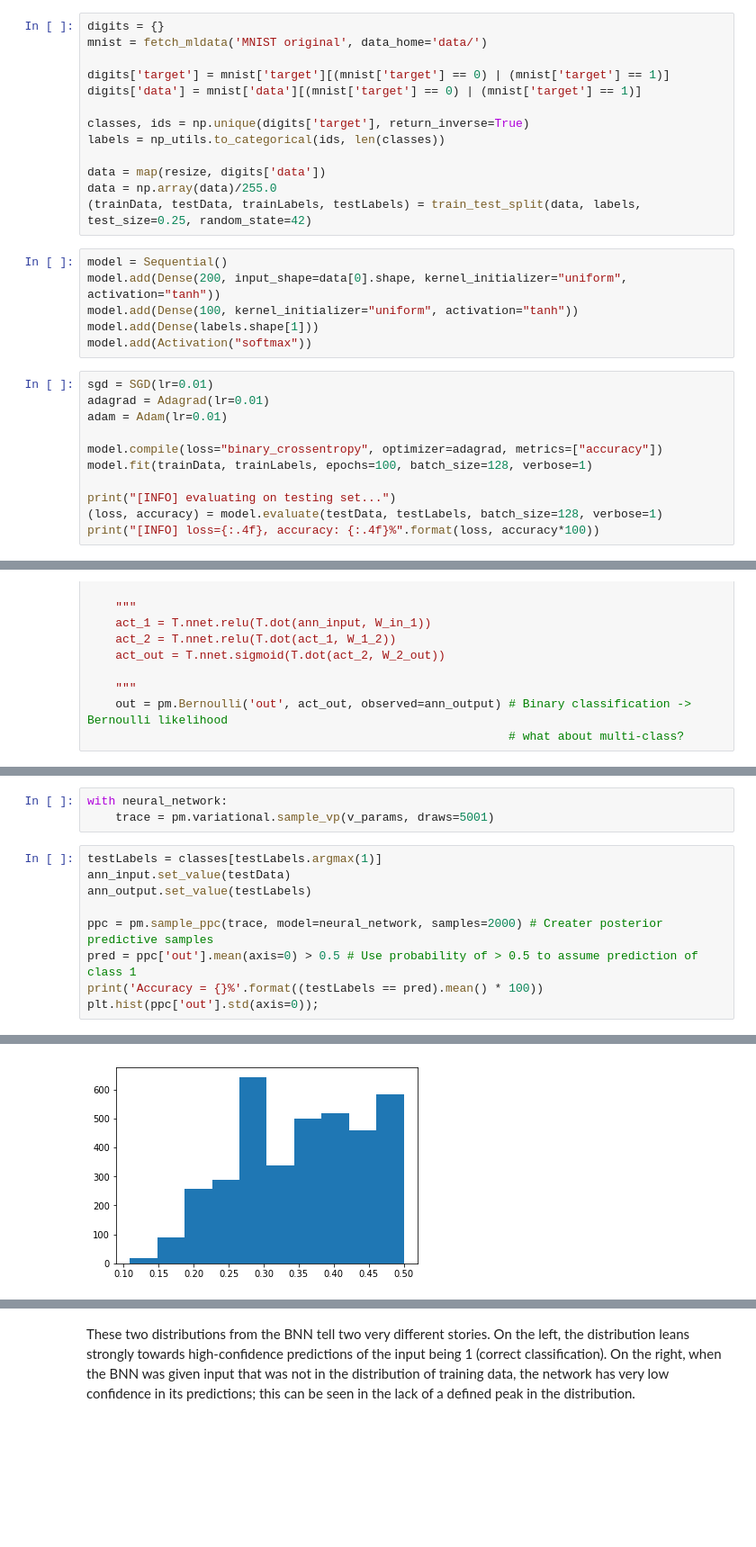
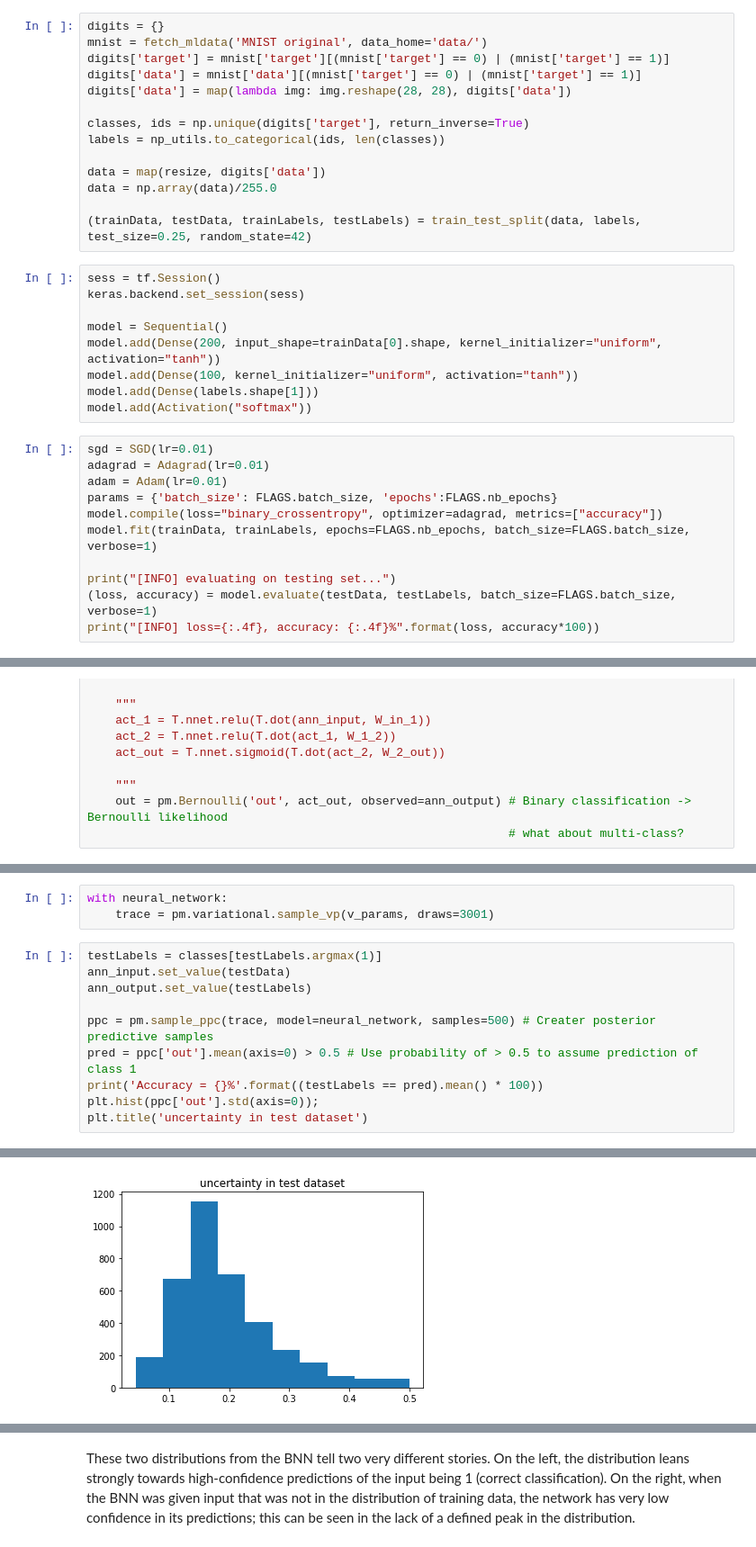
Before and after one commit to rab170/Bayesian-Neural-Networks, a Jupyter notebook: simple_BNN.ipynb, the cells around one changed output, grey strips where cells are left out. Shown: that part at 90% size. Saved outputs shown, nothing was run; the diff lists cells and outputs as text; blank space fills up the shorter version.

```diff
--- a/simple_BNN.ipynb
+++ b/simple_BNN.ipynb
@@ -21,19 +32,23 @@ def resize(image, size=(12, 12)): return cv2.resize(image, size).flatten()
 # %%
 digits = {}
 mnist = fetch_mldata('MNIST original', data_home='data/')
-
 digits['target'] = mnist['target'][(mnist['target'] == 0) | (mnist['target'] == 1)]
 digits['data'] = mnist['data'][(mnist['target'] == 0) | (mnist['target'] == 1)]
+digits['data'] = map(lambda img: img.reshape(28, 28), digits['data'])
 
 classes, ids = np.unique(digits['target'], return_inverse=True)
 labels = np_utils.to_categorical(ids, len(classes))
 
 data = map(resize, digits['data'])
 data = np.array(data)/255.0
+
 (trainData, testData, trainLabels, testLabels) = train_test_split(data, labels, test_size=0.25, random_state=42)
 # %%
+sess = tf.Session()
+keras.backend.set_session(sess)
+
 model = Sequential()
-model.add(Dense(200, input_shape=data[0].shape, kernel_initializer="uniform", activation="tanh"))
+model.add(Dense(200, input_shape=trainData[0].shape, kernel_initializer="uniform", activation="tanh"))
 model.add(Dense(100, kernel_initializer="uniform", activation="tanh"))
 model.add(Dense(labels.shape[1]))
 model.add(Activation("softmax"))
@@ -41,11 +56,11 @@ model.add(Activation("softmax"))
 sgd = SGD(lr=0.01)
 adagrad = Adagrad(lr=0.01)
 adam = Adam(lr=0.01)
-
+params = {'batch_size': FLAGS.batch_size, 'epochs':FLAGS.nb_epochs}
 model.compile(loss="binary_crossentropy", optimizer=adagrad, metrics=["accuracy"])
-model.fit(trainData, trainLabels, epochs=100, batch_size=128, verbose=1)
+model.fit(trainData, trainLabels, epochs=FLAGS.nb_epochs, batch_size=FLAGS.batch_size, verbose=1)
 
 print("[INFO] evaluating on testing set...")
-(loss, accuracy) = model.evaluate(testData, testLabels, batch_size=128, verbose=1)
+(loss, accuracy) = model.evaluate(testData, testLabels, batch_size=FLAGS.batch_size, verbose=1)
 print("[INFO] loss={:.4f}, accuracy: {:.4f}%".format(loss, accuracy*100))
 # %% [output]
@@ -106,13 +117,14 @@ Finished [100%]: Average ELBO = -41,066
 # %%
 with neural_network:
-    trace = pm.variational.sample_vp(v_params, draws=5001)
+    trace = pm.variational.sample_vp(v_params, draws=3001)
 # %%
 testLabels = classes[testLabels.argmax(1)]
 ann_input.set_value(testData)
 ann_output.set_value(testLabels)
 
-ppc = pm.sample_ppc(trace, model=neural_network, samples=2000) # Creater posterior predictive samples
+ppc = pm.sample_ppc(trace, model=neural_network, samples=500) # Creater posterior predictive samples
 pred = ppc['out'].mean(axis=0) > 0.5 # Use probability of > 0.5 to assume prediction of class 1
 print('Accuracy = {}%'.format((testLabels == pred).mean() * 100))
 plt.hist(ppc['out'].std(axis=0));
+plt.title('uncertainty in test dataset')
 # %% [output]
@@ -120,4 +133,4 @@ Accuracy = 96.5087956698%
-[figure, old version]
+[figure, new version]
 # %%
 plt.plot(v_params.elbo_vals);
 plt.ylabel('ELBO')
```
Also changed, not shown: parts of 29 cells of this notebook.
